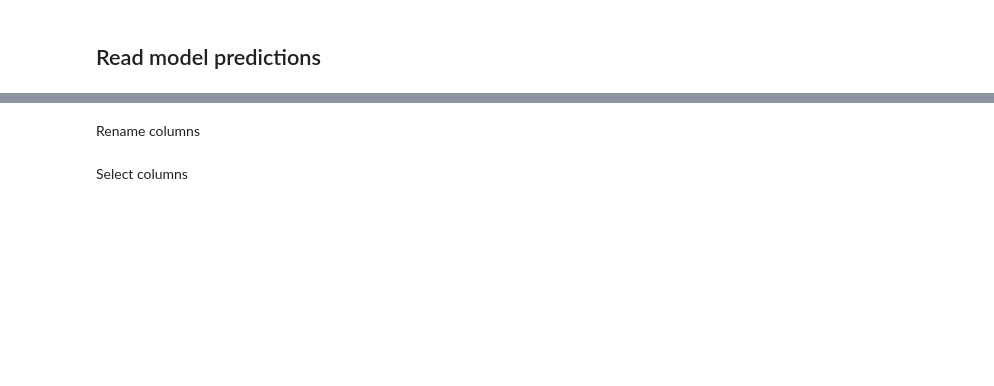
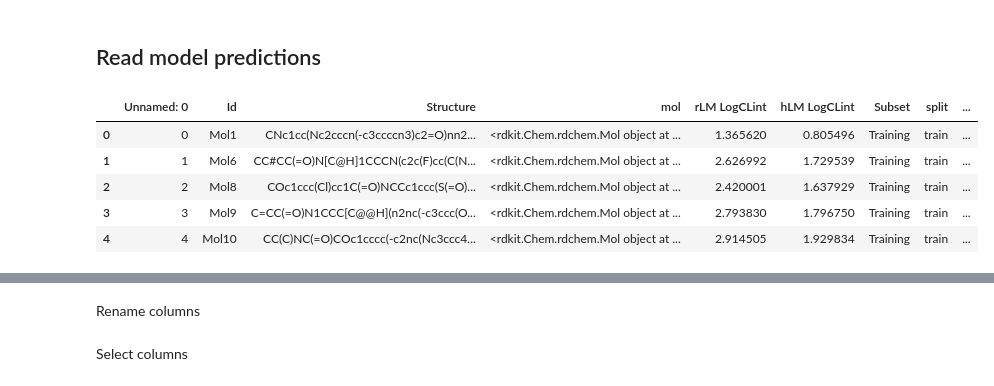
Before and after one commit to Novartis/UNIQUE, a Jupyter notebook: example_usage/ADME_public/Prepare_UNIQUE_input_CLint.ipynb, the cells around one changed output, grey strips where cells are left out. Drawn from its saved outputs; the diff is of its cells as text; code cells hidden in the pictures; blank space fills up the shorter version.

```diff
--- a/example_usage/ADME_public/Prepare_UNIQUE_input_CLint.ipynb
+++ b/example_usage/ADME_public/Prepare_UNIQUE_input_CLint.ipynb
@@ -28,7 +48,14 @@ df.head()
 # %% [markdown]
 ## Read model predictions
 # %%
-df_preds = pd.read_csv('../models/CLint_model/predictions.csv', index_col=0)
+df_preds = pd.read_csv('CLint_model/predictions.csv')
 df_preds.head()
+# %% [output]
+|  | Unnamed: 0 | Id | Structure | mol | rLM LogCLint | hLM LogCLint | Subset | split | ... |
+| 0 | 0 | Mol1 | CNc1cc(Nc2cccn(-c3ccccn3)c2=O)nn2... | <rdkit.Chem.rdchem.Mol object at ... | 1.365620 | 0.805496 | Training | train | ... |
+| 1 | 1 | Mol6 | CC#CC(=O)N[C@H]1CCCN(c2c(F)cc(C(N... | <rdkit.Chem.rdchem.Mol object at ... | 2.626992 | 1.729539 | Training | train | ... |
+| 2 | 2 | Mol8 | COc1ccc(Cl)cc1C(=O)NCCc1ccc(S(=O)... | <rdkit.Chem.rdchem.Mol object at ... | 2.420001 | 1.637929 | Training | train | ... |
+| 3 | 3 | Mol9 | C=CC(=O)N1CCC[C@@H](n2nc(-c3ccc(O... | <rdkit.Chem.rdchem.Mol object at ... | 2.793830 | 1.796750 | Training | train | ... |
+| 4 | 4 | Mol10 | CC(C)NC(=O)COc1cccc(-c2nc(Nc3ccc4... | <rdkit.Chem.rdchem.Mol object at ... | 2.914505 | 1.929834 | Training | train | ... |
 # %%
 all([df.Id.iloc[x] == df_preds.Id.iloc[x] for x in range(df.shape[0])])
```
Also changed, not shown: parts of 20 cells of this notebook, 2 other files.
